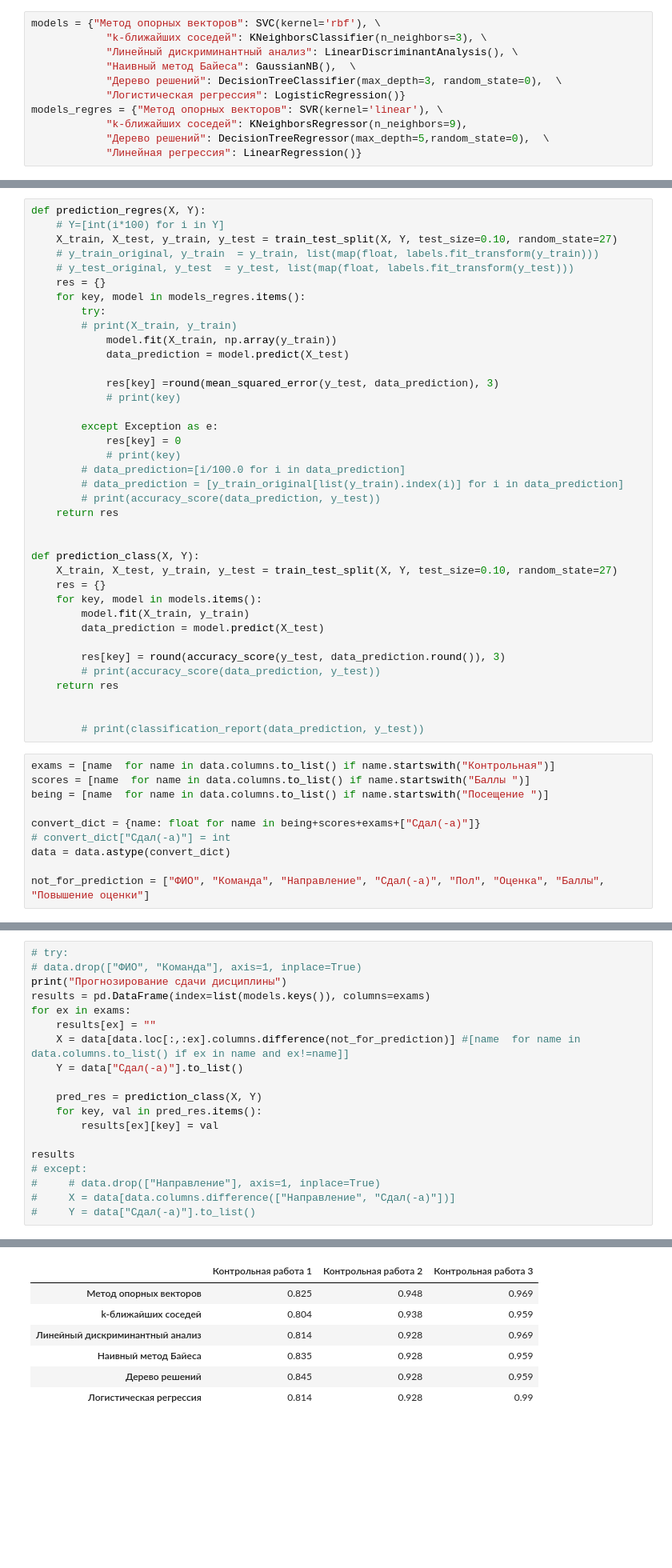
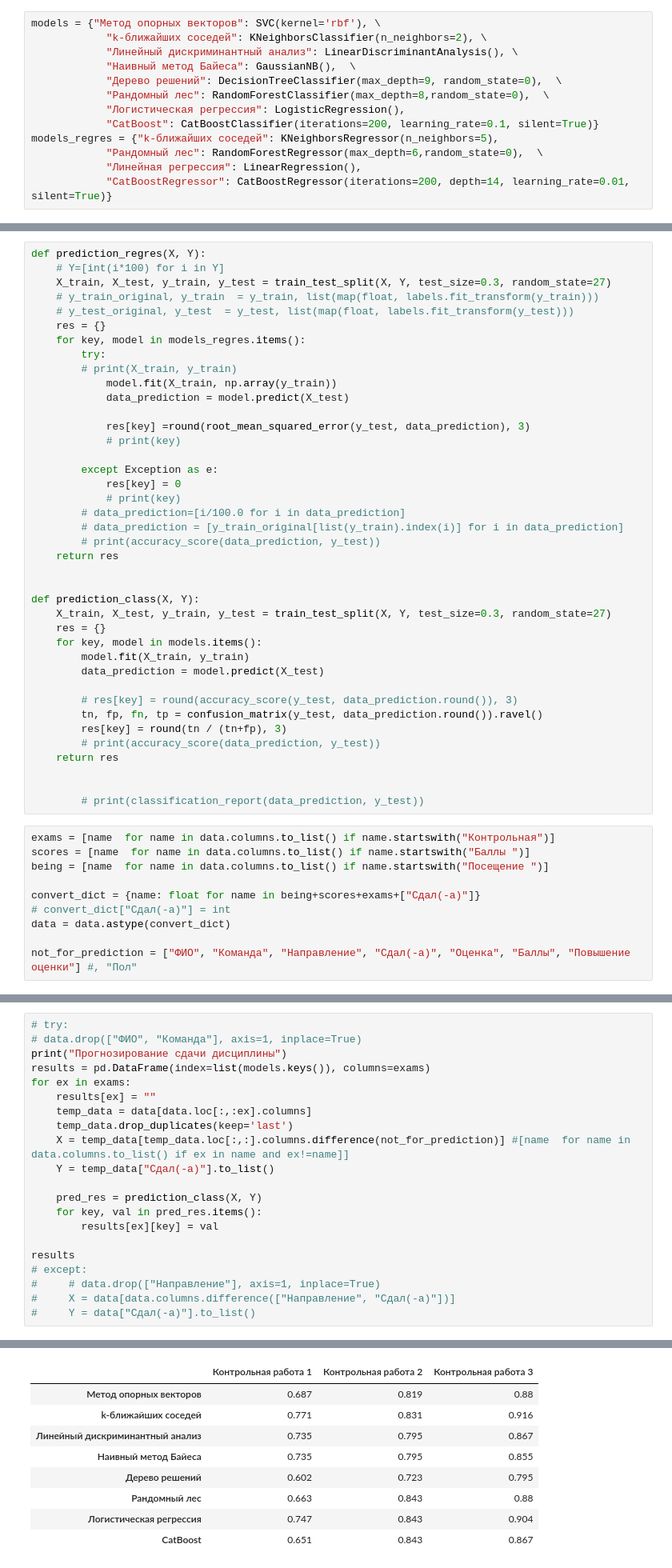
Before and after one commit to KokonTrol/VKR, a Jupyter notebook: prediction.ipynb, the cells around one changed output, grey strips where cells are left out. Shown at 80% size. Drawn from its saved outputs; the diff is of its cells as text; blank space fills up the shorter version.

```diff
--- a/prediction.ipynb
+++ b/prediction.ipynb
@@ -127,11 +159,13 @@ Max_depth: 10, точность: 0.896
 # %%
 models = {"Метод опорных векторов": SVC(kernel='rbf'), \
-            "k-ближайших соседей": KNeighborsClassifier(n_neighbors=3), \
+            "k-ближайших соседей": KNeighborsClassifier(n_neighbors=2), \
             "Линейный дискриминантный анализ": LinearDiscriminantAnalysis(), \
             "Наивный метод Байеса": GaussianNB(),  \
-            "Дерево решений": DecisionTreeClassifier(max_depth=3, random_state=0),  \
-            "Логистическая регрессия": LogisticRegression()}
-models_regres = {"Метод опорных векторов": SVR(kernel='linear'), \
-            "k-ближайших соседей": KNeighborsRegressor(n_neighbors=9),
-            "Дерево решений": DecisionTreeRegressor(max_depth=5,random_state=0),  \
-            "Линейная регрессия": LinearRegression()}
+            "Дерево решений": DecisionTreeClassifier(max_depth=9, random_state=0),  \
+            "Рандомный лес": RandomForestClassifier(max_depth=8,random_state=0),  \
+            "Логистическая регрессия": LogisticRegression(),
+            "CatBoost": CatBoostClassifier(iterations=200, learning_rate=0.1, silent=True)}
+models_regres = {"k-ближайших соседей": KNeighborsRegressor(n_neighbors=5),
+            "Рандомный лес": RandomForestRegressor(max_depth=6,random_state=0),  \
+            "Линейная регрессия": LinearRegression(),
+            "CatBoostRegressor": CatBoostRegressor(iterations=200, depth=14, learning_rate=0.01, silent=True)}
@@ -138,7 +209,7 @@ models_regres = {"Метод опорных векторов": SVR(kernel='linea
 # %%
 def prediction_regres(X, Y):
     # Y=[int(i*100) for i in Y]
-    X_train, X_test, y_train, y_test = train_test_split(X, Y, test_size=0.10, random_state=27)
+    X_train, X_test, y_train, y_test = train_test_split(X, Y, test_size=0.3, random_state=27)
     # y_train_original, y_train  = y_train, list(map(float, labels.fit_transform(y_train)))
     # y_test_original, y_test  = y_test, list(map(float, labels.fit_transform(y_test)))
     res = {}
@@ -148,7 +219,7 @@ def prediction_regres(X, Y):
             model.fit(X_train, np.array(y_train))
             data_prediction = model.predict(X_test)
 
-            res[key] =round(mean_squared_error(y_test, data_prediction), 3)
+            res[key] =round(root_mean_squared_error(y_test, data_prediction), 3)
             # print(key)
 
         except Exception as e:
@@ -161,13 +232,15 @@ def prediction_regres(X, Y):
 
 
 def prediction_class(X, Y):
-    X_train, X_test, y_train, y_test = train_test_split(X, Y, test_size=0.10, random_state=27)
+    X_train, X_test, y_train, y_test = train_test_split(X, Y, test_size=0.3, random_state=27)
     res = {}
     for key, model in models.items():
         model.fit(X_train, y_train)
         data_prediction = model.predict(X_test)
 
-        res[key] = round(accuracy_score(y_test, data_prediction.round()), 3)
+        # res[key] = round(accuracy_score(y_test, data_prediction.round()), 3)
+        tn, fp, fn, tp = confusion_matrix(y_test, data_prediction.round()).ravel()
+        res[key] = round(tn / (tn+fp), 3)
         # print(accuracy_score(data_prediction, y_test))
     return res
 
@@ -182,7 +255,7 @@ convert_dict = {name: float for name in being+scores+exams+["Сдал(-а)"]}
 # convert_dict["Сдал(-а)"] = int
 data = data.astype(convert_dict)
 
-not_for_prediction = ["ФИО", "Команда", "Направление", "Сдал(-а)", "Пол", "Оценка", "Баллы", "Повышение оценки"]
+not_for_prediction = ["ФИО", "Команда", "Направление", "Сдал(-а)", "Оценка", "Баллы", "Повышение оценки"] #, "Пол"
 # %%
 # определение оценки
 data["Оценка"] = 0
@@ -229,28 +302,32 @@ print(f"Не изменили баллы на экзамене {round(len(data.l
 # %%
 # try:
 # data.drop(["ФИО", "Команда"], axis=1, inplace=True)
 print("Прогнозирование сдачи дисциплины")
 results = pd.DataFrame(index=list(models.keys()), columns=exams)
 for ex in exams:
     results[ex] = ""
-    X = data[data.loc[:,:ex].columns.difference(not_for_prediction)] #[name  for name in data.columns.to_list() if ex in name and ex!=name]]
-    Y = data["Сдал(-а)"].to_list()
+    temp_data = data[data.loc[:,:ex].columns]
+    temp_data.drop_duplicates(keep='last')
+    X = temp_data[temp_data.loc[:,:].columns.difference(not_for_prediction)] #[name  for name in data.columns.to_list() if ex in name and ex!=name]]
+    Y = temp_data["Сдал(-а)"].to_list()
 
     pred_res = prediction_class(X, Y)
     for key, val in pred_res.items():
         results[ex][key] = val
 
 results
 # except:
 #     # data.drop(["Направление"], axis=1, inplace=True)
 #     X = data[data.columns.difference(["Направление", "Сдал(-а)"])]
 #     Y = data["Сдал(-а)"].to_list()
 # %% [output]
 Прогнозирование сдачи дисциплины
 |  | Контрольная работа 1 | Контрольная работа 2 | Контрольная работа 3 |
-| Метод опорных векторов | 0.825 | 0.948 | 0.969 |
-| k-ближайших соседей | 0.804 | 0.938 | 0.959 |
-| Линейный дискриминантный анализ | 0.814 | 0.928 | 0.969 |
-| Наивный метод Байеса | 0.835 | 0.928 | 0.959 |
-| Дерево решений | 0.845 | 0.928 | 0.959 |
-| Логистическая регрессия | 0.814 | 0.928 | 0.99 |
+| Метод опорных векторов | 0.687 | 0.819 | 0.88 |
+| k-ближайших соседей | 0.771 | 0.831 | 0.916 |
+| Линейный дискриминантный анализ | 0.735 | 0.795 | 0.867 |
+| Наивный метод Байеса | 0.735 | 0.795 | 0.855 |
+| Дерево решений | 0.602 | 0.723 | 0.795 |
+| Рандомный лес | 0.663 | 0.843 | 0.88 |
+| Логистическая регрессия | 0.747 | 0.843 | 0.904 |
+| CatBoost | 0.651 | 0.843 | 0.867 |
```
Also changed, not shown: parts of 12 cells of this notebook, 9 other files.
